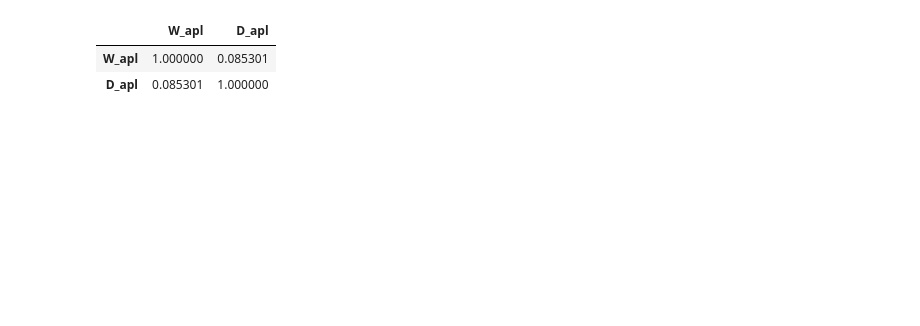
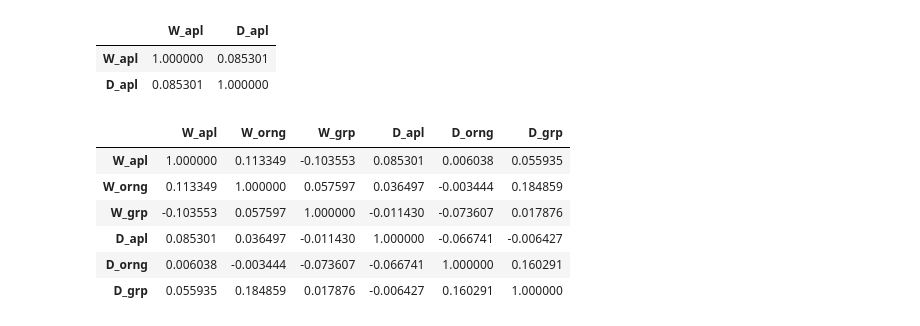
Before and after one commit to AbdulMutakabbir/SYSC5405-pattern-analysis-and-experiment-design, a Jupyter notebook: notebooks/1_3_question.ipynb, the cells around one changed output. Drawn from its saved outputs; the diff is of its cells as text; code cells hidden in the pictures; blank space fills up the shorter version.

```diff
--- a/notebooks/1_3_question.ipynb
+++ b/notebooks/1_3_question.ipynb
@@ -65,3 +66,13 @@ dataset[["W_apl","D_apl"]].corr(method='pearson')
 |  | W_apl | D_apl |
 | W_apl | 1.000000 | 0.085301 |
 | D_apl | 0.085301 | 1.000000 |
+# %%
+dataset.corr(method='pearson').style.background_gradient(cmap='coolwarm')
+# %% [output]
+|  | W_apl | W_orng | W_grp | D_apl | D_orng | D_grp |
+| W_apl | 1.000000 | 0.113349 | -0.103553 | 0.085301 | 0.006038 | 0.055935 |
+| W_orng | 0.113349 | 1.000000 | 0.057597 | 0.036497 | -0.003444 | 0.184859 |
+| W_grp | -0.103553 | 0.057597 | 1.000000 | -0.011430 | -0.073607 | 0.017876 |
+| D_apl | 0.085301 | 0.036497 | -0.011430 | 1.000000 | -0.066741 | -0.006427 |
+| D_orng | 0.006038 | -0.003444 | -0.073607 | -0.066741 | 1.000000 | 0.160291 |
+| D_grp | 0.055935 | 0.184859 | 0.017876 | -0.006427 | 0.160291 | 1.000000 |
```
Also changed, not shown: parts of 1 cell of this notebook, 1 other file.
